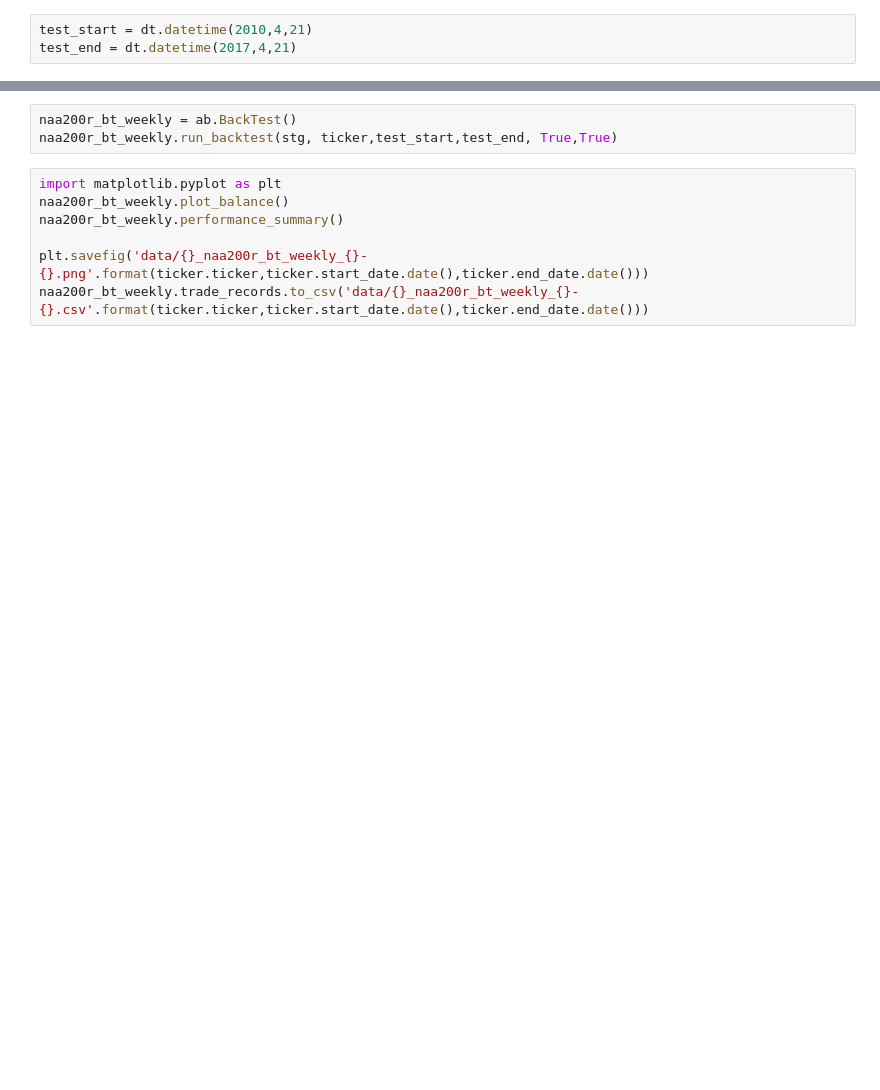
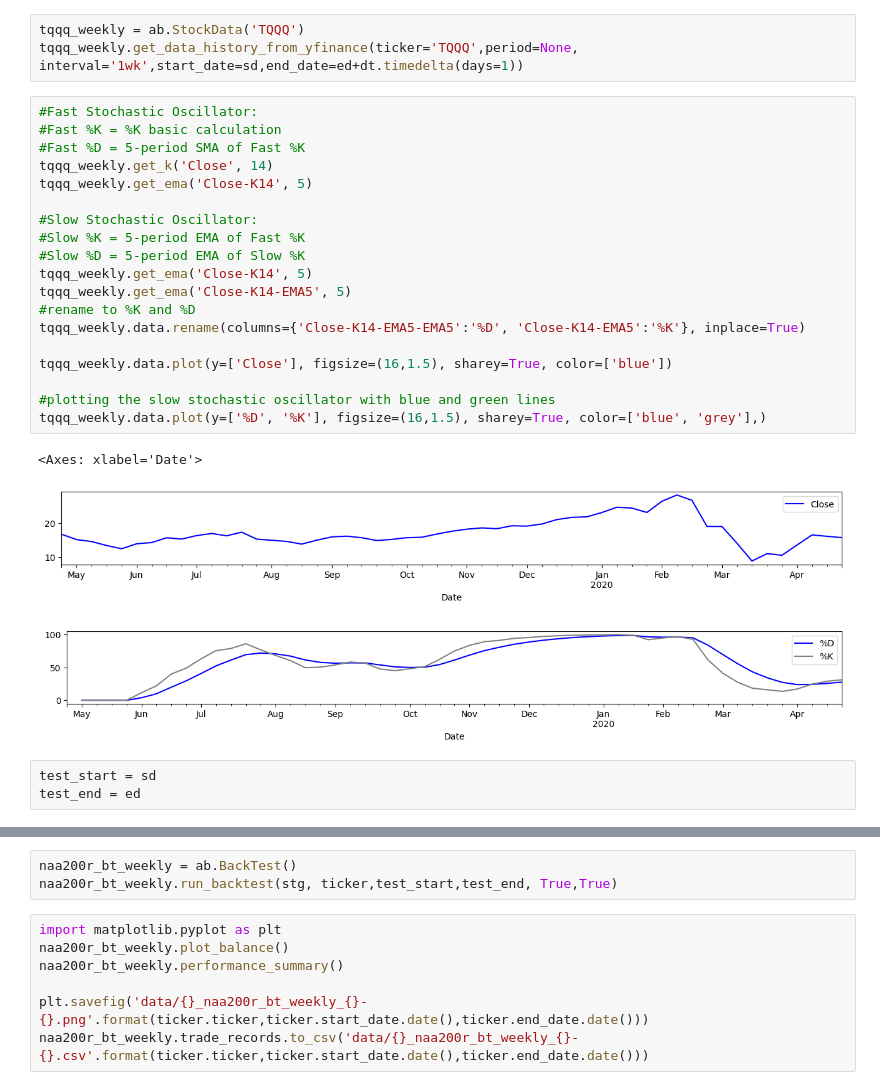
Before and after one commit to sylviawusyl/backtesting, a Jupyter notebook: trading_record_analysis.ipynb, the cells around one changed output, grey strips where cells are left out. Saved outputs shown, nothing was run; the diff lists cells and outputs as text; blank space fills up the shorter version.

Commit message:
initial implment of the stochastic strategy. debugged , looks like there is overlap between buy and sell rules.

```diff
--- a/trading_record_analysis.ipynb
+++ b/trading_record_analysis.ipynb
@@ -70,6 +58,32 @@ plt.show()
-# %%
-test_start = dt.datetime(2010,4,21)
-test_end = dt.datetime(2017,4,21)
+# %%
+tqqq_weekly = ab.StockData('TQQQ')
+tqqq_weekly.get_data_history_from_yfinance(ticker='TQQQ',period=None, interval='1wk',start_date=sd,end_date=ed+dt.timedelta(days=1))
+# %%
+#Fast Stochastic Oscillator:
+#Fast %K = %K basic calculation
+#Fast %D = 5-period SMA of Fast %K
+tqqq_weekly.get_k('Close', 14)
+tqqq_weekly.get_ema('Close-K14', 5)
+
+#Slow Stochastic Oscillator:
+#Slow %K = 5-period EMA of Fast %K
+#Slow %D = 5-period EMA of Slow %K
+tqqq_weekly.get_ema('Close-K14', 5)
+tqqq_weekly.get_ema('Close-K14-EMA5', 5)
+#rename to %K and %D
+tqqq_weekly.data.rename(columns={'Close-K14-EMA5-EMA5':'%D', 'Close-K14-EMA5':'%K'}, inplace=True)
+
+tqqq_weekly.data.plot(y=['Close'], figsize=(16,1.5), sharey=True, color=['blue'])
+
+#plotting the slow stochastic oscillator with blue and green lines
+tqqq_weekly.data.plot(y=['%D', '%K'], figsize=(16,1.5), sharey=True, color=['blue', 'grey'],)
+# %% [output]
+<Axes: xlabel='Date'>
+[figure, added]
+[figure, added]
+# %%
+test_start = sd
+test_end = ed
 # %%
 #buy and hold
 import time
```
Also changed, not shown: parts of 13 cells of this notebook, 1 other file.
